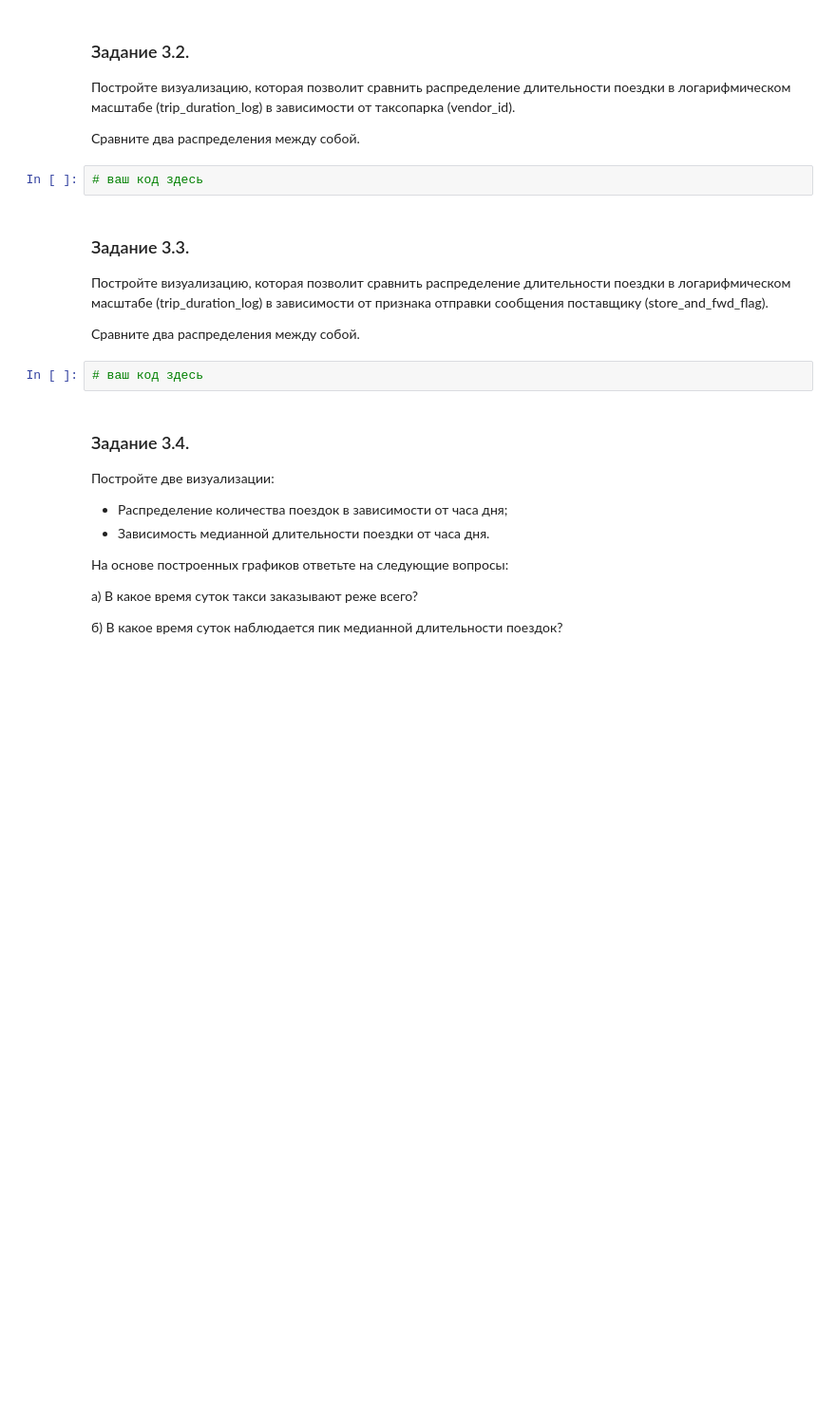
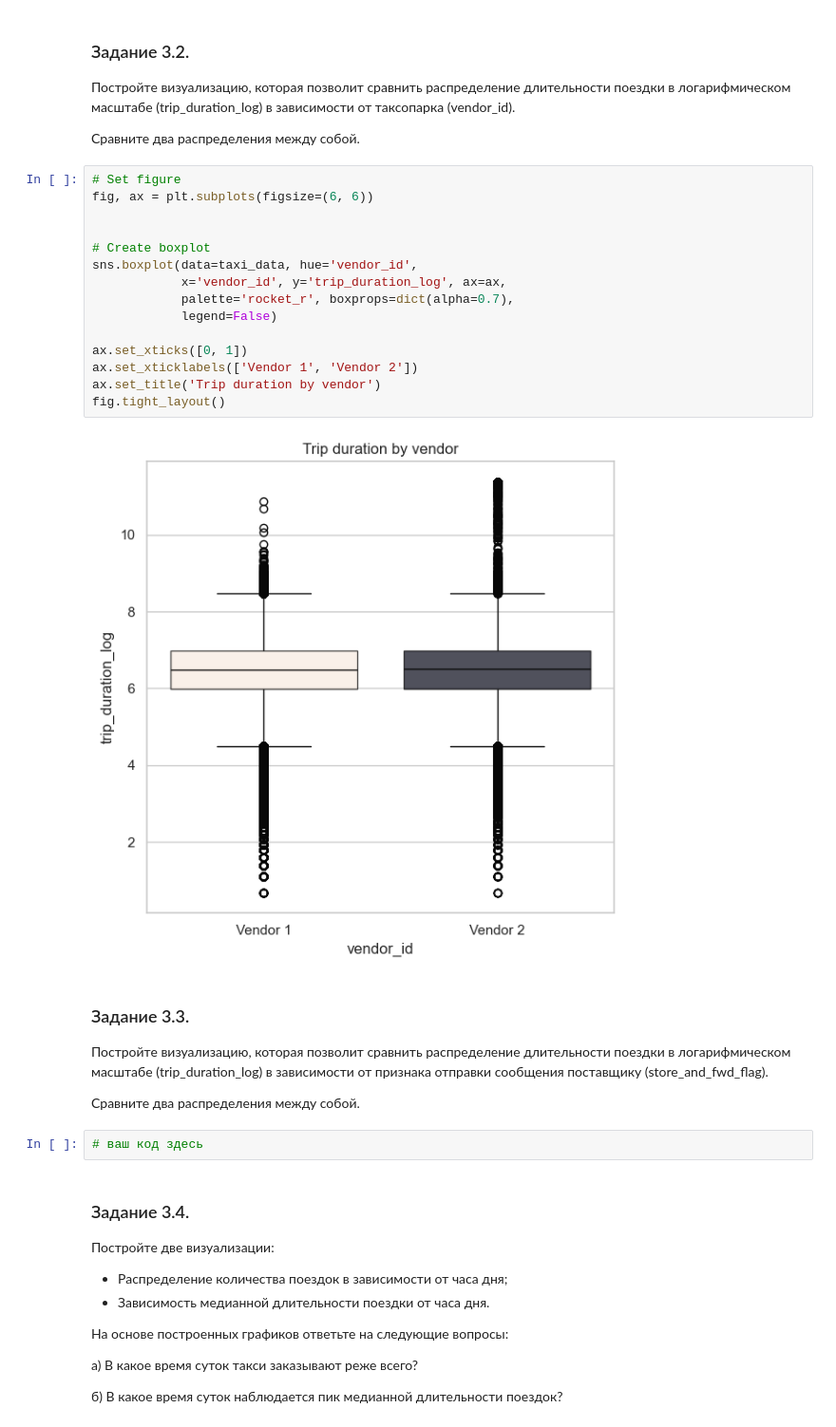
Before and after one commit to YarikKa2/Project_5, a Jupyter notebook: code/Project_5.ipynb, the cells around one changed output. Shown: that part at 95% size. Saved outputs shown, nothing was run; the diff lists cells and outputs as text; blank space fills up the shorter version.

```diff
--- a/code/Project_5.ipynb
+++ b/code/Project_5.ipynb
@@ -654,8 +688,23 @@ taxi_data['trip_duration_log'] = np.log(taxi_data['trip_duration']+1)
 Постройте визуализацию, которая позволит сравнить распределение длительности поездки в логарифмическом масштабе (trip_duration_log) в зависимости от таксопарка (vendor_id).
 
 Сравните два распределения между собой.
-# %%
-# ваш код здесь
+# %%
+# Set figure
+fig, ax = plt.subplots(figsize=(6, 6))
+
+
+# Create boxplot
+sns.boxplot(data=taxi_data, hue='vendor_id',
+            x='vendor_id', y='trip_duration_log', ax=ax,
+            palette='rocket_r', boxprops=dict(alpha=0.7),
+            legend=False)
+
+ax.set_xticks([0, 1])
+ax.set_xticklabels(['Vendor 1', 'Vendor 2'])
+ax.set_title('Trip duration by vendor')
+fig.tight_layout()
+# %% [output]
+[figure, added]
 # %% [markdown]
 ### Задание 3.3.
 Постройте визуализацию, которая позволит сравнить распределение длительности поездки в логарифмическом масштабе (trip_duration_log) в зависимости от признака отправки сообщения поставщику (store_and_fwd_flag).
```
Also changed, not shown: parts of 4 cells of this notebook.
